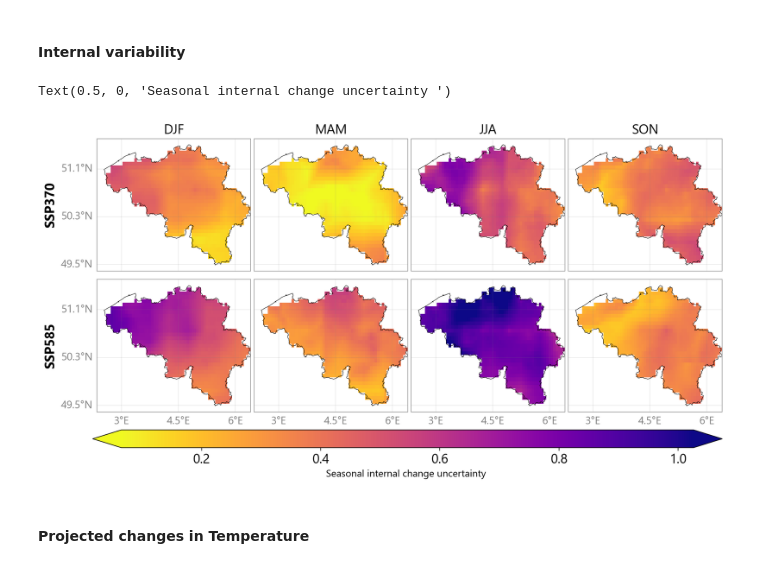
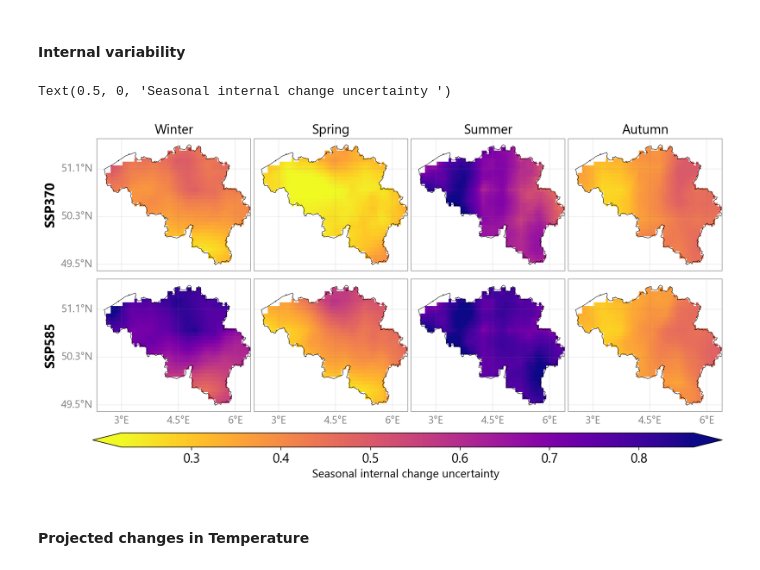
Before and after one commit to klekarkar/pre_post_process_mHM, a Jupyter notebook: scenario_hydromet_ISIMIP.ipynb, the cells around one changed output. Drawn from its saved outputs; the diff is of its cells as text; code cells hidden in the pictures.

```diff
--- a/scenario_hydromet_ISIMIP.ipynb
+++ b/scenario_hydromet_ISIMIP.ipynb
@@ -499,8 +499,9 @@ def plot_ensemble_stats(ensemble_stats, scenarios, seasons, ensemble_stat, shp,
                 spine.set_linewidth(0.6)
 
     # column titles = seasons
+    season_map = {'DJF': 'Winter', 'MAM': 'Spring', 'JJA': 'Summer', 'SON': 'Autumn'}
     for c, s in enumerate(seasons):
-        axes[0, c].set_title(s, fontsize=16, pad=6, color='k')
+        axes[0, c].set_title(season_map.get(s, s), fontsize=16, pad=6, color='k')
 
     # row labels = SSPs
     for r, ssp_label in enumerate(scenarios):
@@ -600,14 +601,14 @@ for scenario in ['ssp370', 'ssp585']:
 # %%
 scenarios = ['ssp370', 'ssp585']
 
 fig, axes, cb = plot_ensemble_stats(ens_scenario_ine_snr, scenarios,
-                                     seasons, 'ens_median_imv', be_shp,
-                                       cmap='plasma_r', snr_thresh=0.0)
+                                     seasons, 'ens_mean_imv', be_shp,
+                                       cmap='plasma_r', snr_thresh=0.1)
 
-cb.ax.set_xlabel('Seasonal internal change uncertainty ', fontsize=12)
+cb.ax.set_xlabel('Seasonal internal change uncertainty ', fontsize=14)
 # %% [output]
 Text(0.5, 0, 'Seasonal internal change uncertainty ')
-[figure, old version]
+[figure, new version]
 # %% [markdown]
 #### Projected changes in Temperature
 # %%
```
Also changed, not shown: parts of 1 cell of this notebook, 5 other files.
